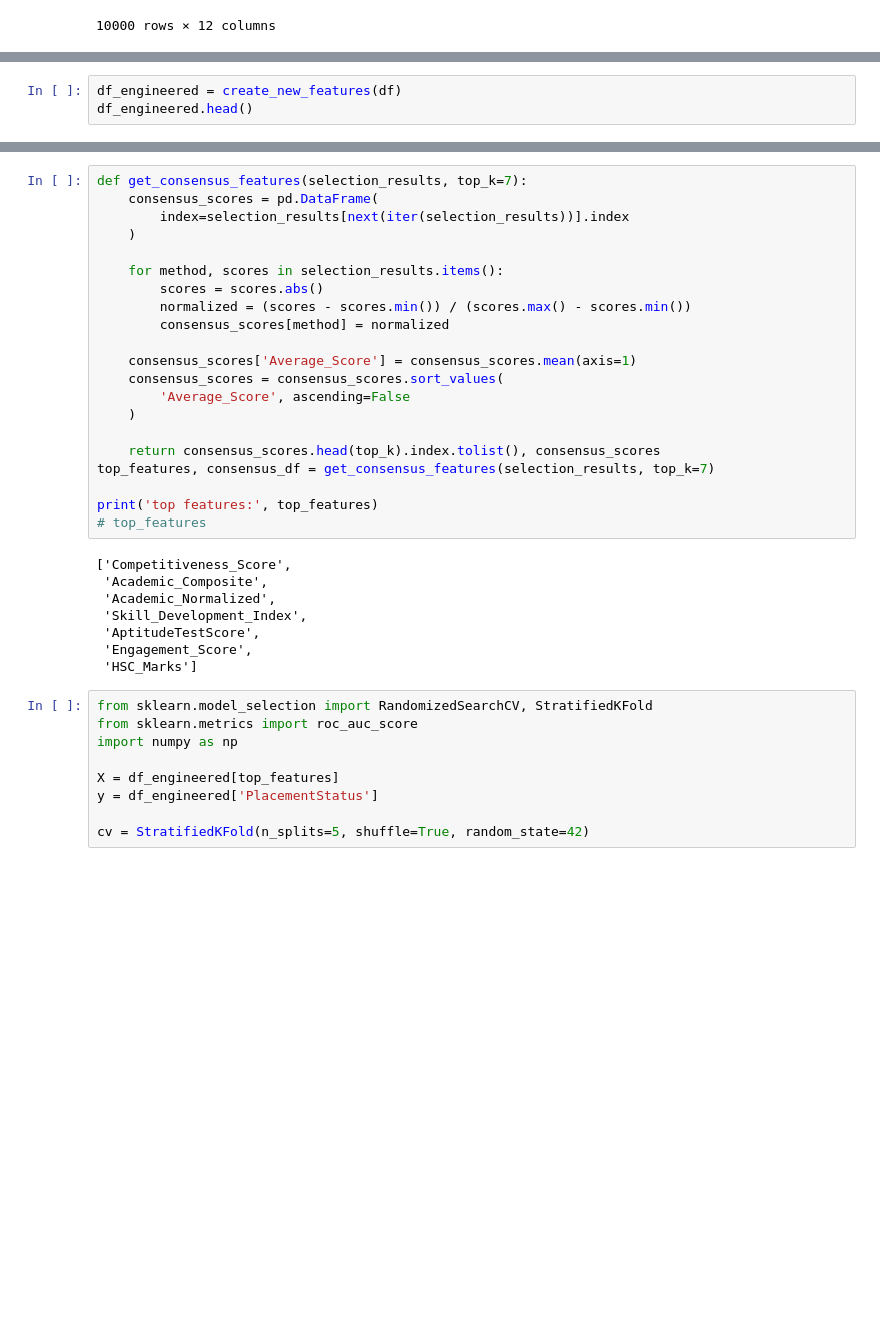
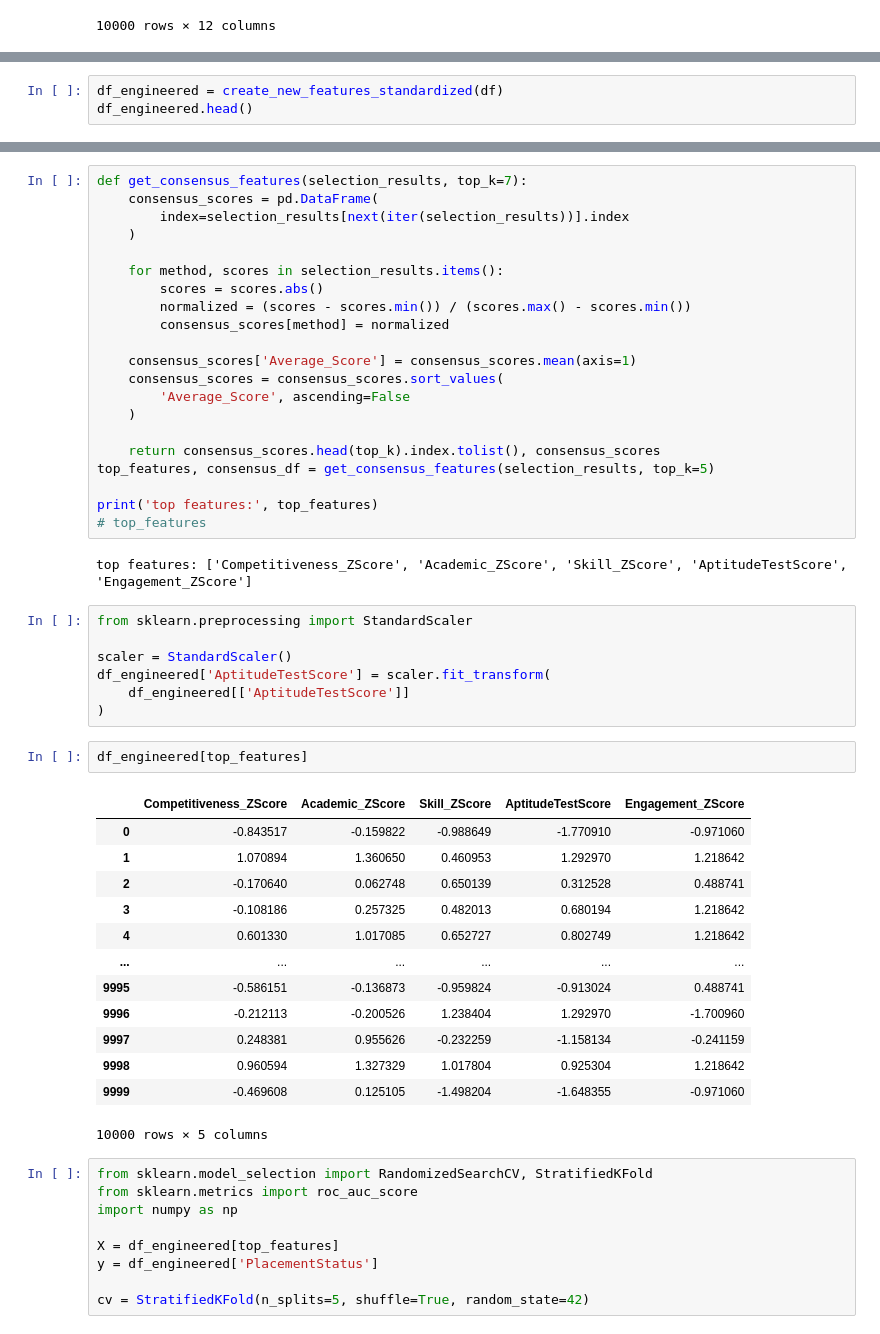
Before and after one commit to akshat-11004/WoC_Placement_prediction, a Jupyter notebook: Checkpoint_2/models/model_training.ipynb, the cells around one changed output, grey strips where cells are left out. Saved outputs shown, nothing was run; the diff lists cells and outputs as text; blank space fills up the shorter version.

```diff
--- a/Checkpoint_2/models/model_training.ipynb
+++ b/Checkpoint_2/models/model_training.ipynb
@@ -125,4 +236,4 @@ def create_new_features(df):
 # %%
-df_engineered = create_new_features(df)
+df_engineered = create_new_features_standardized(df)
 df_engineered.head()
 # %% [output]
@@ -203,18 +316,35 @@ def get_consensus_features(selection_results, top_k=7):
     )
 
     return consensus_scores.head(top_k).index.tolist(), consensus_scores
-top_features, consensus_df = get_consensus_features(selection_results, top_k=7)
+top_features, consensus_df = get_consensus_features(selection_results, top_k=5)
 
 print('top features:', top_features)
 # top_features
 # %% [output]
-['Competitiveness_Score',
- 'Academic_Composite',
- 'Academic_Normalized',
- 'Skill_Development_Index',
- 'AptitudeTestScore',
- 'Engagement_Score',
- 'HSC_Marks']
+top features: ['Competitiveness_ZScore', 'Academic_ZScore', 'Skill_ZScore', 'AptitudeTestScore', 'Engagement_ZScore']
+# %%
+from sklearn.preprocessing import StandardScaler
+
+scaler = StandardScaler()
+df_engineered['AptitudeTestScore'] = scaler.fit_transform(
+    df_engineered[['AptitudeTestScore']]
+)
+# %%
+df_engineered[top_features]
+# %% [output]
+|  | Competitiveness_ZScore | Academic_ZScore | Skill_ZScore | AptitudeTestScore | Engagement_ZScore |
+| 0 | -0.843517 | -0.159822 | -0.988649 | -1.770910 | -0.971060 |
+| 1 | 1.070894 | 1.360650 | 0.460953 | 1.292970 | 1.218642 |
+| 2 | -0.170640 | 0.062748 | 0.650139 | 0.312528 | 0.488741 |
+| 3 | -0.108186 | 0.257325 | 0.482013 | 0.680194 | 1.218642 |
+| 4 | 0.601330 | 1.017085 | 0.652727 | 0.802749 | 1.218642 |
+| ... | ... | ... | ... | ... | ... |
+| 9995 | -0.586151 | -0.136873 | -0.959824 | -0.913024 | 0.488741 |
+| 9996 | -0.212113 | -0.200526 | 1.238404 | 1.292970 | -1.700960 |
+| 9997 | 0.248381 | 0.955626 | -0.232259 | -1.158134 | -0.241159 |
+| 9998 | 0.960594 | 1.327329 | 1.017804 | 0.925304 | 1.218642 |
+| 9999 | -0.469608 | 0.125105 | -1.498204 | -1.648355 | -0.971060 |
+10000 rows × 5 columns
 # %%
 from sklearn.model_selection import RandomizedSearchCV, StratifiedKFold
 from sklearn.metrics import roc_auc_score
```
Also changed, not shown: parts of 9 cells of this notebook, 4 other files.
